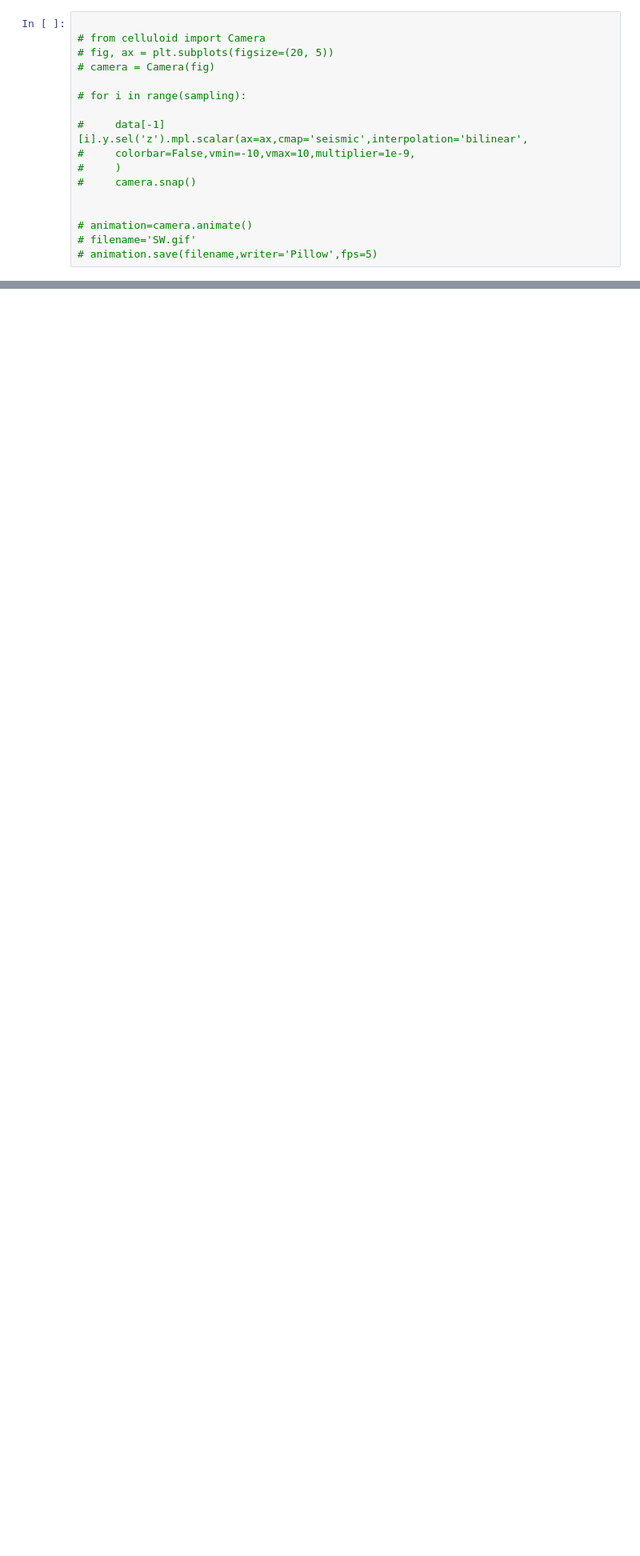
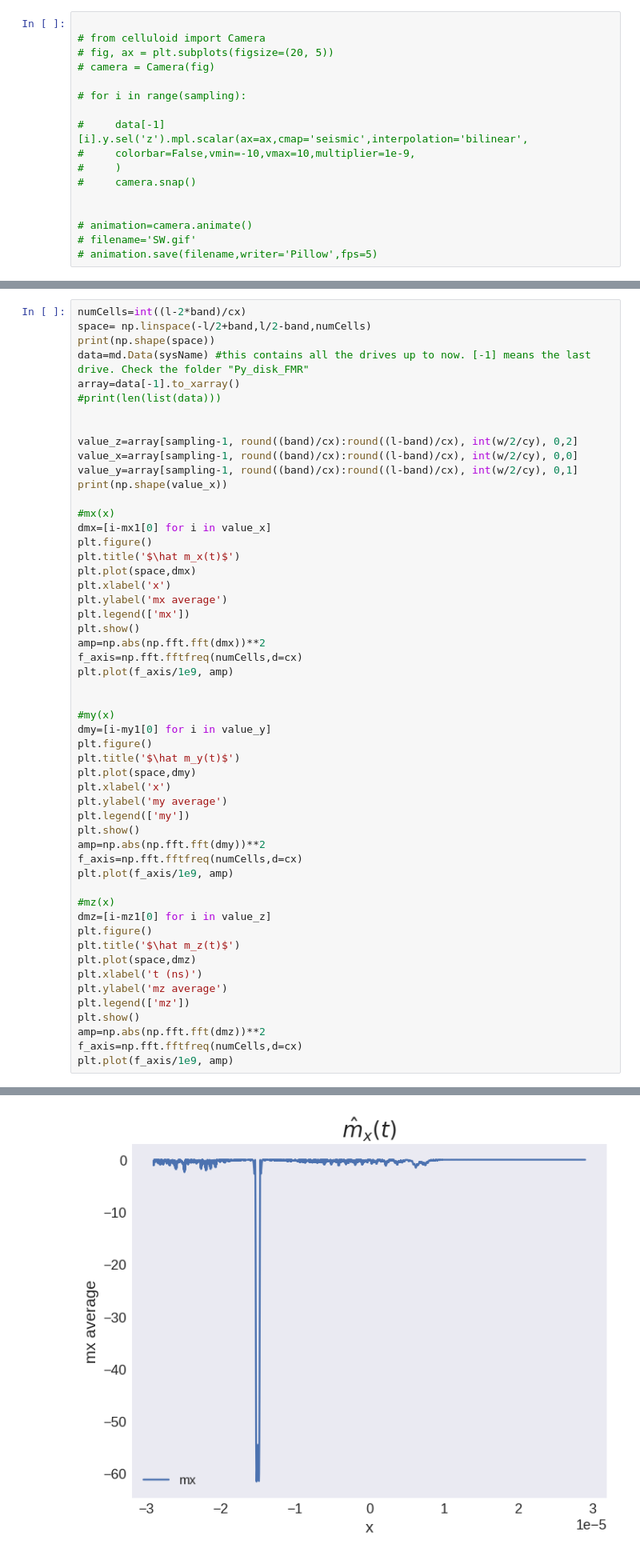
Before and after one commit to RiccardoCiviero/Spintronic_Project, a Jupyter notebook: P1.ipynb, the cells around one changed output, grey strips where cells are left out. Shown at 80% size. Cells and saved outputs as stored; diff of their text form; blank space fills up the shorter version.

```diff
--- a/P1.ipynb
+++ b/P1.ipynb
@@ -409,0 +409,54 @@ plt.plot(f_axis[0:round(sampling/2)]/1e9, amp[0:round(sampling/2)])
+# %%
+numCells=int((l-2*band)/cx)
+space= np.linspace(-l/2+band,l/2-band,numCells)
+print(np.shape(space))
+data=md.Data(sysName) #this contains all the drives up to now. [-1] means the last drive. Check the folder "Py_disk_FMR"
+array=data[-1].to_xarray()
+#print(len(list(data)))
+
+
+value_z=array[sampling-1, round((band)/cx):round((l-band)/cx), int(w/2/cy), 0,2]
+value_x=array[sampling-1, round((band)/cx):round((l-band)/cx), int(w/2/cy), 0,0]
+value_y=array[sampling-1, round((band)/cx):round((l-band)/cx), int(w/2/cy), 0,1]
+print(np.shape(value_x))
+
+#mx(x)
+dmx=[i-mx1[0] for i in value_x]
+plt.figure()
+plt.title('$\hat m_x(t)$')
+plt.plot(space,dmx)
+plt.xlabel('x')
+plt.ylabel('mx average')
+plt.legend(['mx'])
+plt.show()
+amp=np.abs(np.fft.fft(dmx))**2
+f_axis=np.fft.fftfreq(numCells,d=cx)
+plt.plot(f_axis/1e9, amp)
+
+
+#my(x)
+dmy=[i-my1[0] for i in value_y]
+plt.figure()
+plt.title('$\hat m_y(t)$')
+plt.plot(space,dmy)
+plt.xlabel('x')
+plt.ylabel('my average')
+plt.legend(['my'])
+plt.show()
+amp=np.abs(np.fft.fft(dmy))**2
+f_axis=np.fft.fftfreq(numCells,d=cx)
+plt.plot(f_axis/1e9, amp)
+
+#mz(x)
+dmz=[i-mz1[0] for i in value_z]
+plt.figure()
+plt.title('$\hat m_z(t)$')
+plt.plot(space,dmz)
+plt.xlabel('t (ns)')
+plt.ylabel('mz average')
+plt.legend(['mz'])
+plt.show()
+amp=np.abs(np.fft.fft(dmz))**2
+f_axis=np.fft.fftfreq(numCells,d=cx)
+plt.plot(f_axis/1e9, amp)
+# %% [output]
@@ -409,0 +465 @@ plt.plot(f_axis[0:round(sampling/2)]/1e9, amp[0:round(sampling/2)])
+[figure, added]
```
Also changed, not shown: parts of 9 cells of this notebook.
